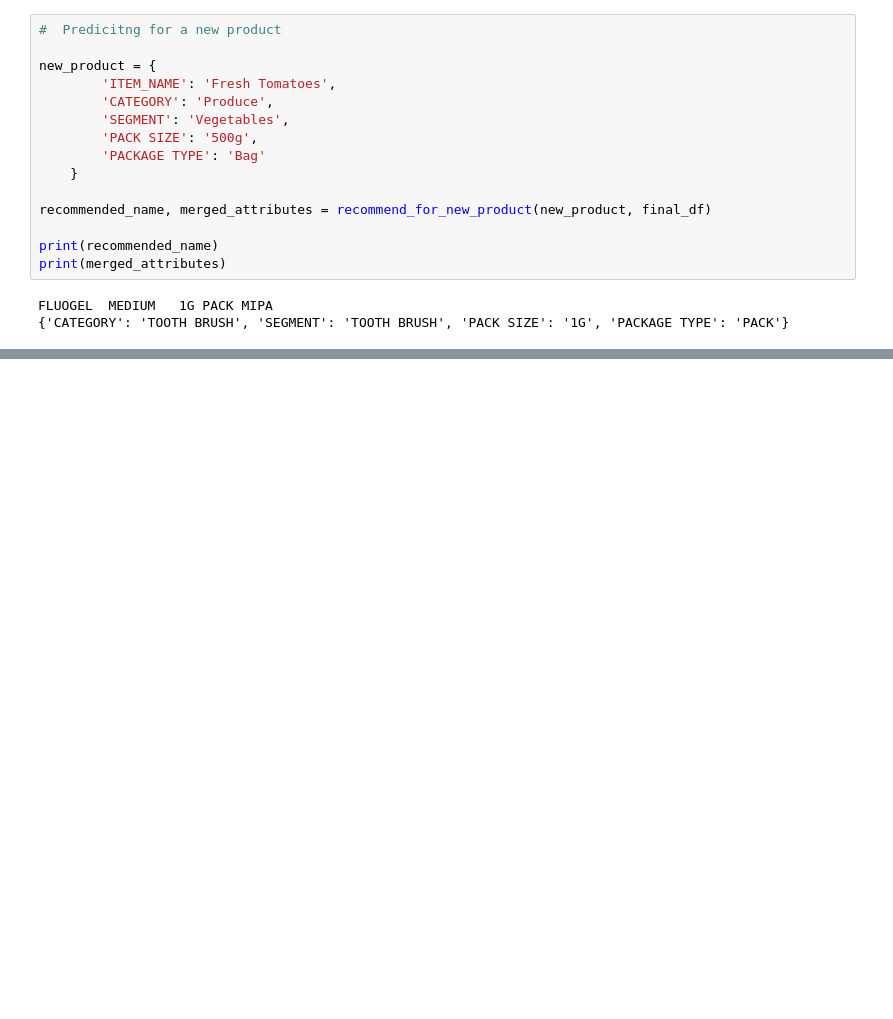
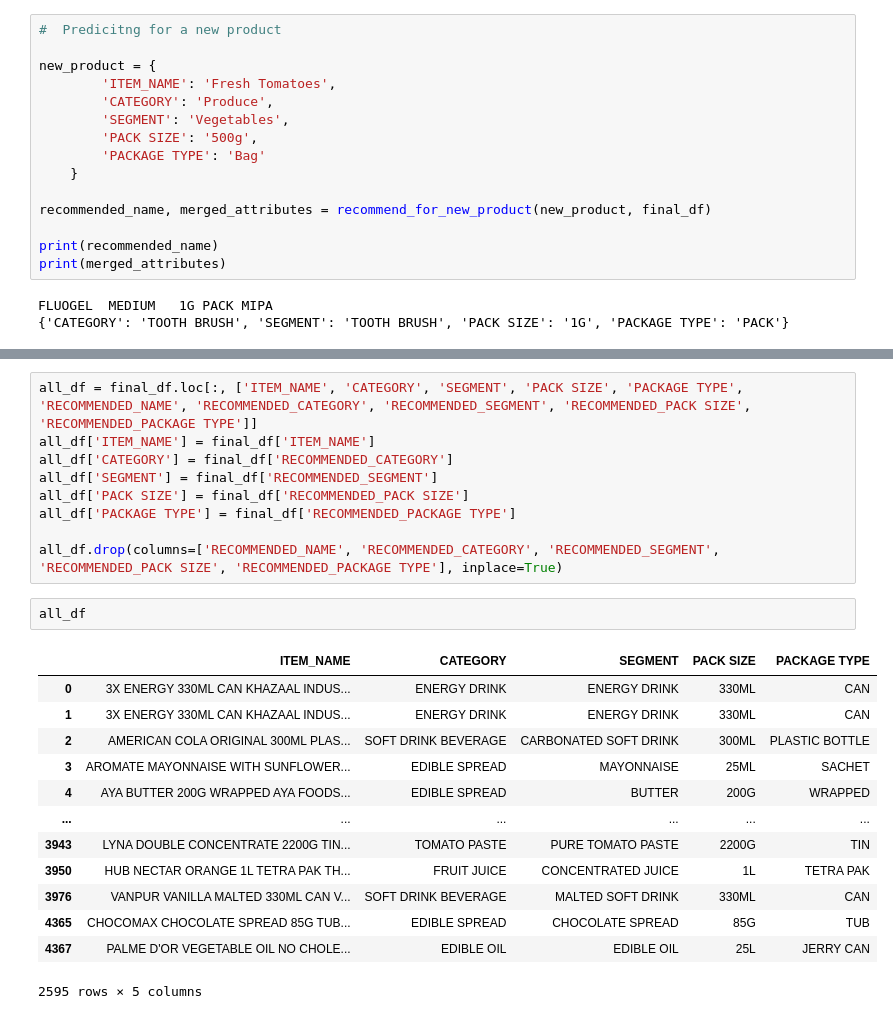
Before and after one commit to ikeasamoahansah/Kaggle, a Jupyter notebook: indabax.ipynb, the cells around one changed output, grey strips where cells are left out. Saved outputs shown, nothing was run; the diff lists cells and outputs as text; blank space fills up the shorter version.

```diff
--- a/indabax.ipynb
+++ b/indabax.ipynb
@@ -248,0 +263,25 @@ final_df
+# %%
+all_df = final_df.loc[:, ['ITEM_NAME', 'CATEGORY', 'SEGMENT', 'PACK SIZE', 'PACKAGE TYPE', 'RECOMMENDED_NAME', 'RECOMMENDED_CATEGORY', 'RECOMMENDED_SEGMENT', 'RECOMMENDED_PACK SIZE', 'RECOMMENDED_PACKAGE TYPE']]
+all_df['ITEM_NAME'] = final_df['ITEM_NAME']
+all_df['CATEGORY'] = final_df['RECOMMENDED_CATEGORY']
+all_df['SEGMENT'] = final_df['RECOMMENDED_SEGMENT']
+all_df['PACK SIZE'] = final_df['RECOMMENDED_PACK SIZE']
+all_df['PACKAGE TYPE'] = final_df['RECOMMENDED_PACKAGE TYPE']
+
+all_df.drop(columns=['RECOMMENDED_NAME', 'RECOMMENDED_CATEGORY', 'RECOMMENDED_SEGMENT', 'RECOMMENDED_PACK SIZE', 'RECOMMENDED_PACKAGE TYPE'], inplace=True)
+# %%
+all_df
+# %% [output]
+|  | ITEM_NAME | CATEGORY | SEGMENT | PACK SIZE | PACKAGE TYPE |
+| 0 | 3X ENERGY 330ML CAN KHAZAAL INDUS... | ENERGY DRINK | ENERGY DRINK | 330ML | CAN |
+| 1 | 3X ENERGY 330ML CAN KHAZAAL INDUS... | ENERGY DRINK | ENERGY DRINK | 330ML | CAN |
+| 2 | AMERICAN COLA ORIGINAL 300ML PLAS... | SOFT DRINK BEVERAGE | CARBONATED SOFT DRINK | 300ML | PLASTIC BOTTLE |
+| 3 | AROMATE MAYONNAISE WITH SUNFLOWER... | EDIBLE SPREAD | MAYONNAISE | 25ML | SACHET |
+| 4 | AYA BUTTER 200G WRAPPED AYA FOODS... | EDIBLE SPREAD | BUTTER | 200G | WRAPPED |
+| ... | ... | ... | ... | ... | ... |
+| 3943 | LYNA DOUBLE CONCENTRATE 2200G TIN... | TOMATO PASTE | PURE TOMATO PASTE | 2200G | TIN |
+| 3950 | HUB NECTAR ORANGE 1L TETRA PAK TH... | FRUIT JUICE | CONCENTRATED JUICE | 1L | TETRA PAK |
+| 3976 | VANPUR VANILLA MALTED 330ML CAN V... | SOFT DRINK BEVERAGE | MALTED SOFT DRINK | 330ML | CAN |
+| 4365 | CHOCOMAX CHOCOLATE SPREAD 85G TUB... | EDIBLE SPREAD | CHOCOLATE SPREAD | 85G | TUB |
+| 4367 | PALME D'OR VEGETABLE OIL NO CHOLE... | EDIBLE OIL | EDIBLE OIL | 25L | JERRY CAN |
+2595 rows × 5 columns
```
Also changed, not shown: parts of 4 cells of this notebook.
